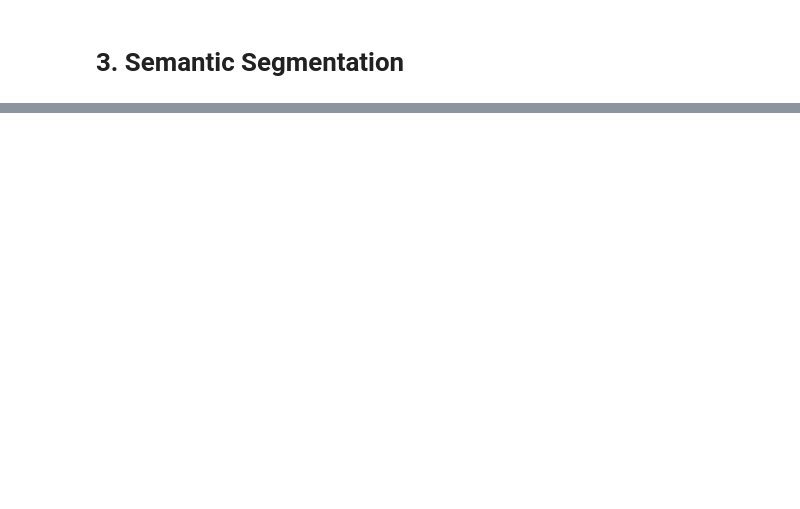
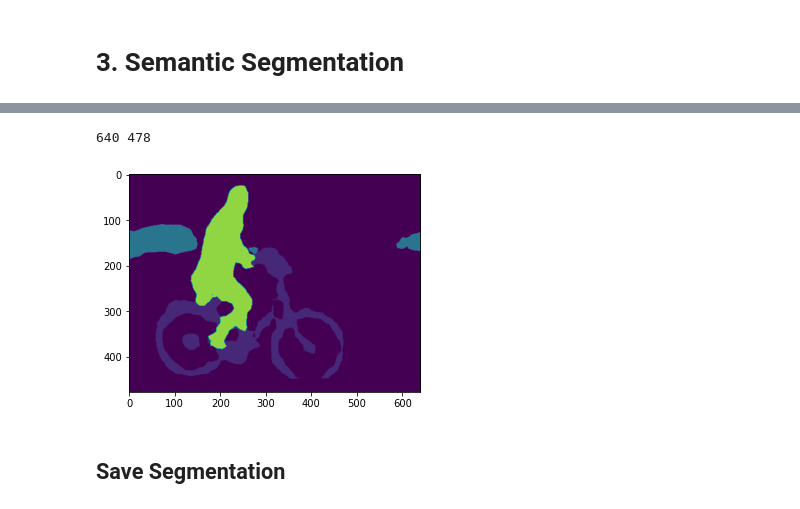
Before and after one commit to daniel-saeedi/Neural-Networks-Deep-Learning, a Jupyter notebook: Project/Project1/Notebooks/3_Semantic_Segmentation.ipynb, the cells around one changed output, grey strips where cells are left out. Drawn from its saved outputs; the diff is of its cells as text; code cells hidden in the pictures; blank space fills up the shorter version.

```diff
--- a/Project/Project1/Notebooks/3_Semantic_Segmentation.ipynb
+++ b/Project/Project1/Notebooks/3_Semantic_Segmentation.ipynb
@@ -51,0 +75,27 @@ plt.savefig("segmented_output.png", bbox_inches='tight')
+# %%
+model = Deeplabv3()
+# %%
+res = model.predict(input_image)
+# %%
+# reshape to two dimension 512x512)
+labels = np.argmax(res.squeeze(), -1)
+
+# remove padding
+if pad_y > 0:
+    labels = labels[:-pad_y]
+if pad_x > 0:
+    labels = labels[:, :-pad_x]
+# %%
+# resize back to original size
+print(w,h)
+pil_labels = Image.fromarray(labels.astype('uint8'))
+resized_labels = pil_labels.resize((w,h))
+out_labels = resized_labels
+
+plt.imshow(out_labels)
+plt.show()
+# %% [output]
+640 478
+[figure, added]
+# %% [markdown]
+## Save Segmentation
```
Also changed, not shown: parts of 14 cells of this notebook, 9 other files.
